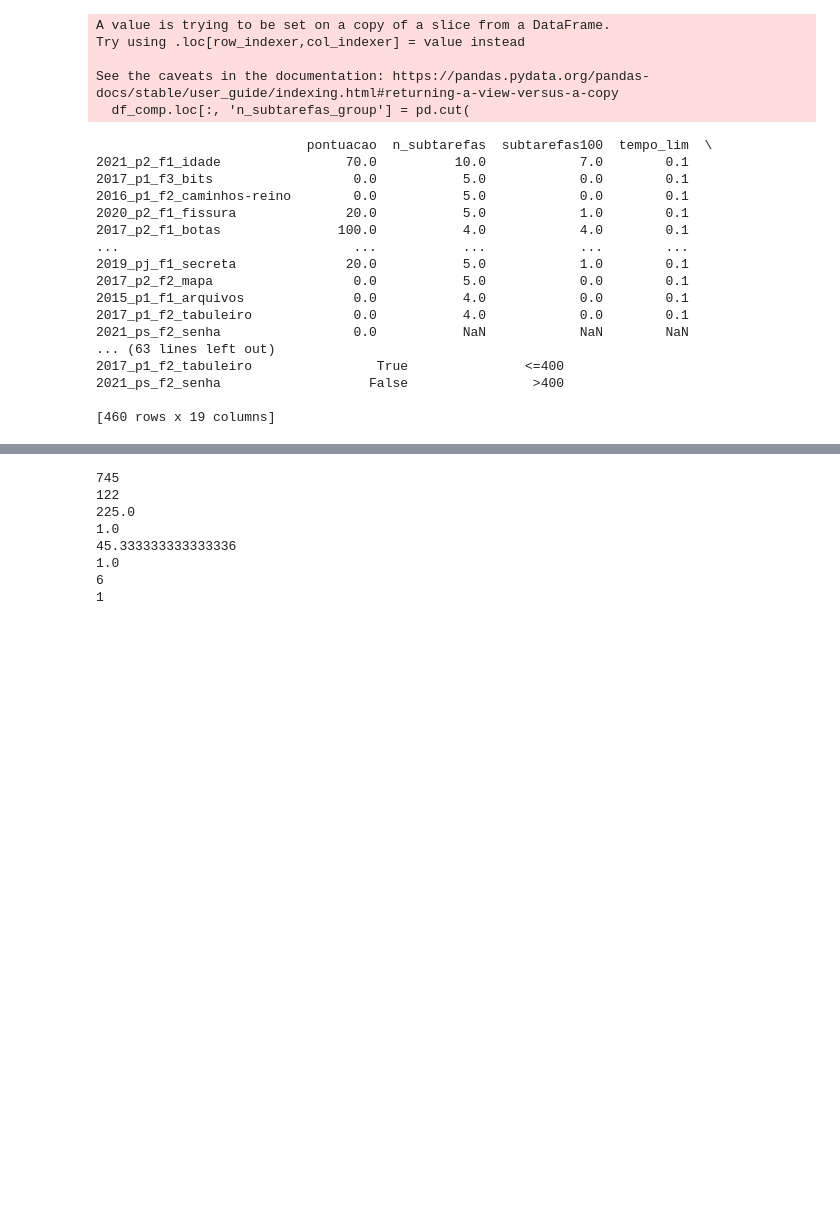
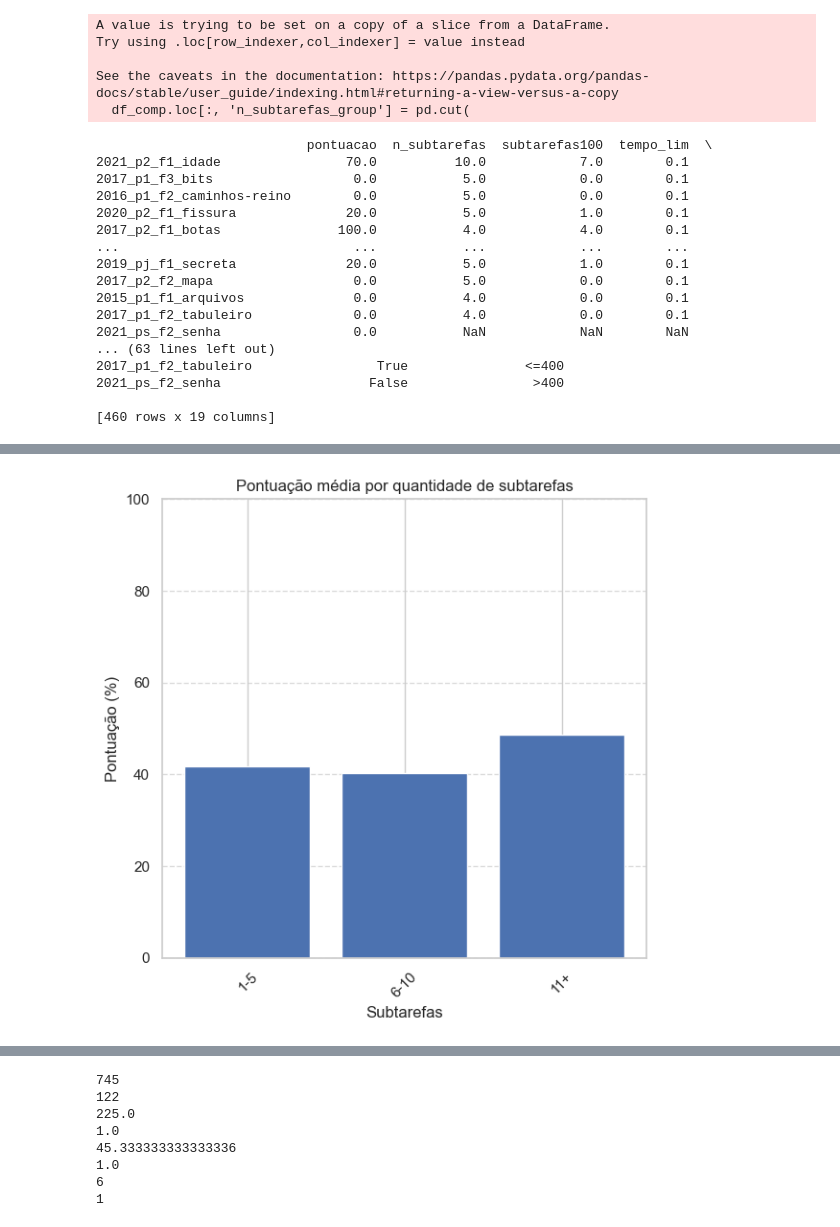
Before and after one commit to andre-n-alcantara/IC, a Jupyter notebook: report.ipynb, the cells around one changed output, grey strips where cells are left out. Drawn from its saved outputs; the diff is of its cells as text; code cells hidden in the pictures; blank space fills up the shorter version.

```diff
--- a/report.ipynb
+++ b/report.ipynb
@@ -325,0 +303,63 @@ plot_average_group(df, "fase", "n_exemplos", "Número médio de exemplos por fas
+# %%
+# 2) Porcentagens de acertos por quantidade de subtarefas
+niveis = ['pj', 'p1', 'p2', 'ps']
+fases = ['f1', 'f2', 'f3']
+def get_percentage(df, column, value):
+    total_count = len(df)
+    count = (df[column] == value).sum()
+    return (count / total_count) * 100 if total_count > 0 else 0
+def plot1(labels, values, colors, title, xlabel, ylabel, ylim=None, line=False):
+    plt.figure(figsize=(6, 6))
+    if ylim:
+        plt.ylim(0, ylim)
+
+    if not line:
+        if colors is None:
+            plt.bar(labels, values)
+        else:
+            plt.bar(labels,values,color=colors)
+    else:
+        plt.plot(labels, values, linestyle='-', marker='o')
+
+    plt.xticks(rotation=45)
+    if xlabel is not None:
+        plt.xlabel(xlabel)
+    if ylabel is not None:
+        plt.ylabel(ylabel)
+    plt.title(title)
+    plt.grid(axis='y', linestyle='--', alpha=0.7)
+    plt.tight_layout()
+    plt.show()
+def plot_media1(df, column, title, xlabel, ylabel, ylim=None, percentage=False):
+    values = []
+
+    labels = ['Geral', 'Nível Júnior', 'Nível 1', 'Nível 2', 'Nível Sênior', 'Fase 1', 'Fase 2', 'Fase 3']
+    colors = ['red', 'blue', 'blue', 'blue', 'blue', 'green', 'green', 'green']
+    if not percentage:
+        values.append(df[column].mean())
+        for nivel in niveis:
+            values.append(df[df['nivel'] == nivel][column].mean())
+        for fase in fases:
+            values.append(df[df['fase'] == fase][column].mean())
+
+    else:
+        values.append(get_percentage(df, column, 100))
+        for nivel in niveis:
+            values.append(get_percentage(df[df['nivel'] == nivel], column, 100))
+        for fase in fases:
+            values.append(get_percentage(df[df['fase'] == fase], column, 100))
+
+    plot1(labels, values, colors, title, xlabel, ylabel, ylim)
+
+def plot_media2(df, group, groups, column, title, xlabel, ylabel, ylim=None, line=False):
+    values = []
+
+    for gr in groups:
+        values.append(df[df[group] == gr][column].mean())
+
+    plot1(groups, values, None, title, xlabel, ylabel, ylim, line)
+
+
+plot_media2(df_comp, "n_subtarefas_group", ["1-5", "6-10", "11+"], "pontuacao", "Pontuação média por quantidade de subtarefas", "Subtarefas", "Pontuação (%)", ylim=100)
+# %% [output]
+[figure, added]
```
Also changed, not shown: parts of 11 cells of this notebook.
